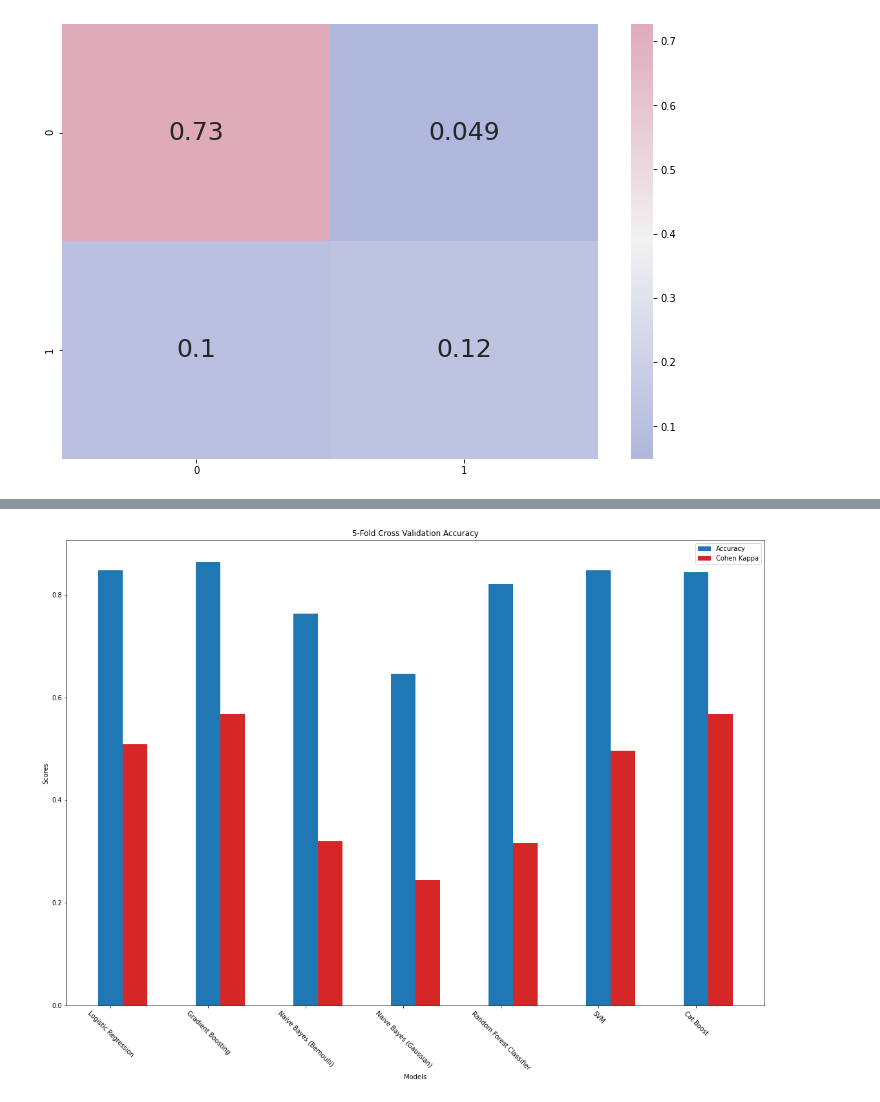
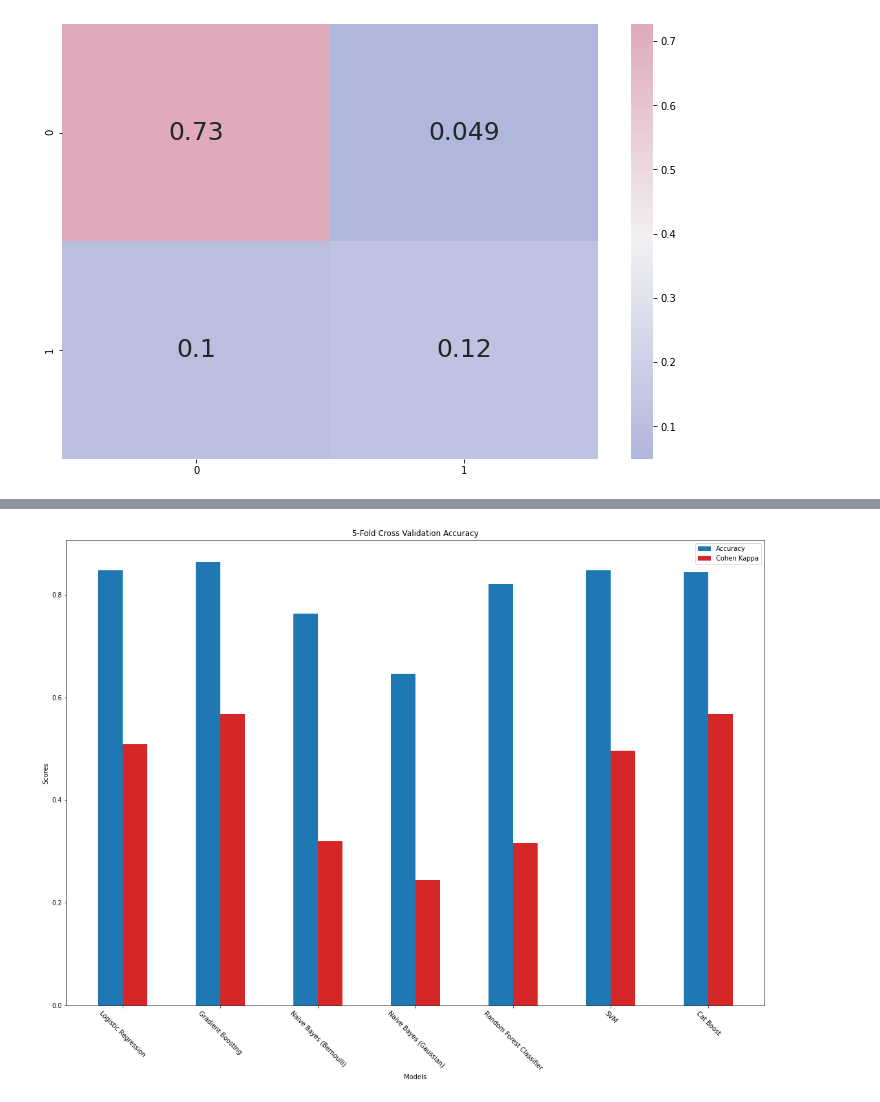
Before and after one commit to mozarei/ECE-228-Final-Project, a Jupyter notebook: Australia_Rain_Forecast_Models.ipynb, the cells around one changed output, grey strips where cells are left out. Cells and saved outputs as stored; diff of their text form; code cells hidden in the pictures.

```diff
--- a/Australia_Rain_Forecast_Models.ipynb
+++ b/Australia_Rain_Forecast_Models.ipynb
@@ -1216,26 +1216,25 @@ plt.show()
 fivefoldaclist=[.8474,.8633,.7625,.6465,.8209,.8471,.8437]
 fivefoldcklist=[.5083,.5681,.3201,.2449,.3165,.4968,.5681]
 # %%
-
 data = [fivefoldaclist,
         fivefoldcklist]
 labels = ['Logistic Regression', 'Gradient Boosting', 'Naive Bayes (Bernoulli)', 'Naive Bayes (Gaussian)'
          ,'Random Forest Classifier', 'SVM','Cat Boost']
 
 X = np.arange(len(labels))
 ind = range(2, len(labels))
 fig = plt.figure()
 ax = fig.add_axes([0,0,1,1])
-rects2 = ax.bar(X + 0.00, data[0], color = 'tab:blue', width = 0.25, align="center")
-rects3 = ax.bar(X + 0.25, data[1], color = 'tab:red', width = 0.25, align="center")
+rects2 = ax.bar(X - 0.125, data[0], color = 'tab:blue', width = 0.25, align="center")
+rects3 = ax.bar(X + 0.125, data[1], color = 'tab:red', width = 0.25, align="center")
 ax.legend(labels=['Accuracy','Cohen Kappa'], fontsize='medium')
 ax.set_ylabel('Scores')
 ax.set_xlabel('Models')
 ax.set_title('5-Fold Cross Validation Accuracy')
 
 ax.set_xticks(X)
 ax.set_xticklabels(labels,rotation=-45)
 
 fig.set_size_inches(15, 10)
 # %% [output]
-[figure, old version]
+[figure, new version]
```
Also changed, not shown: parts of 44 cells of this notebook.
